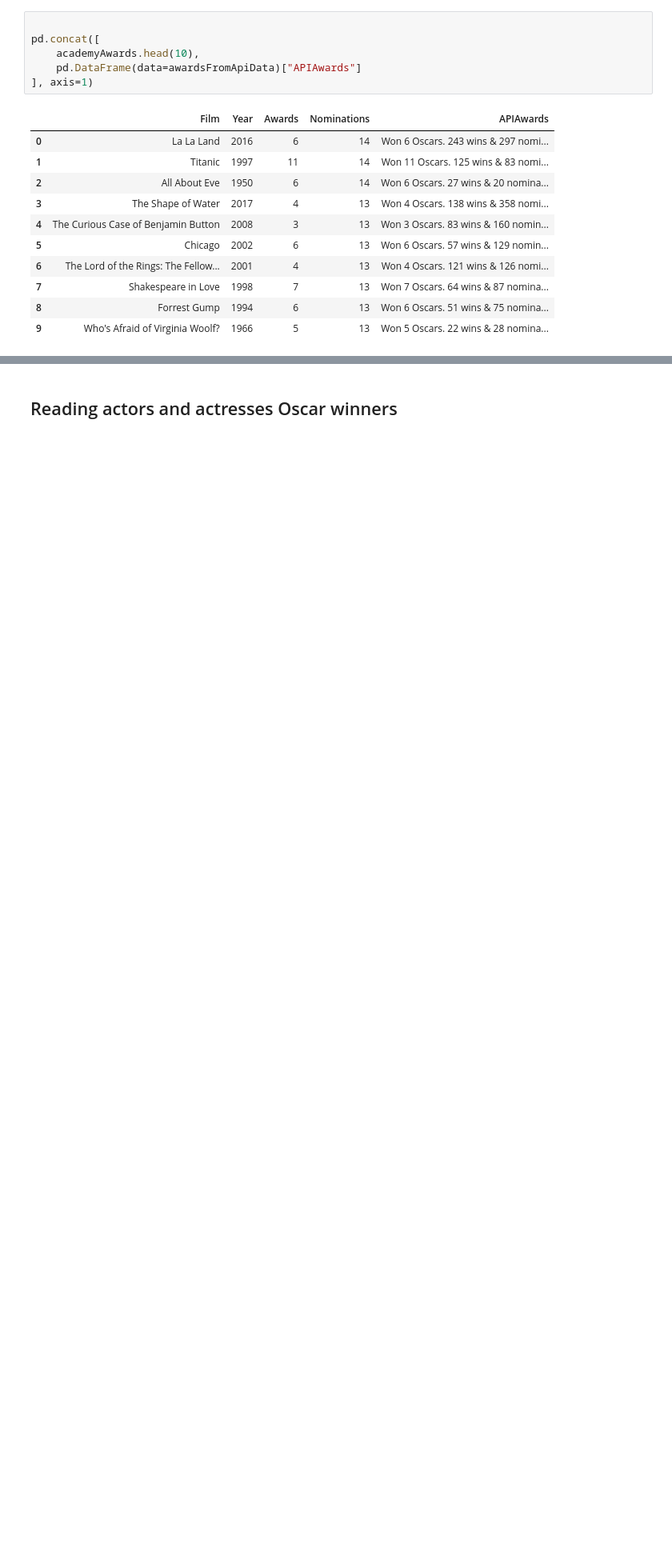
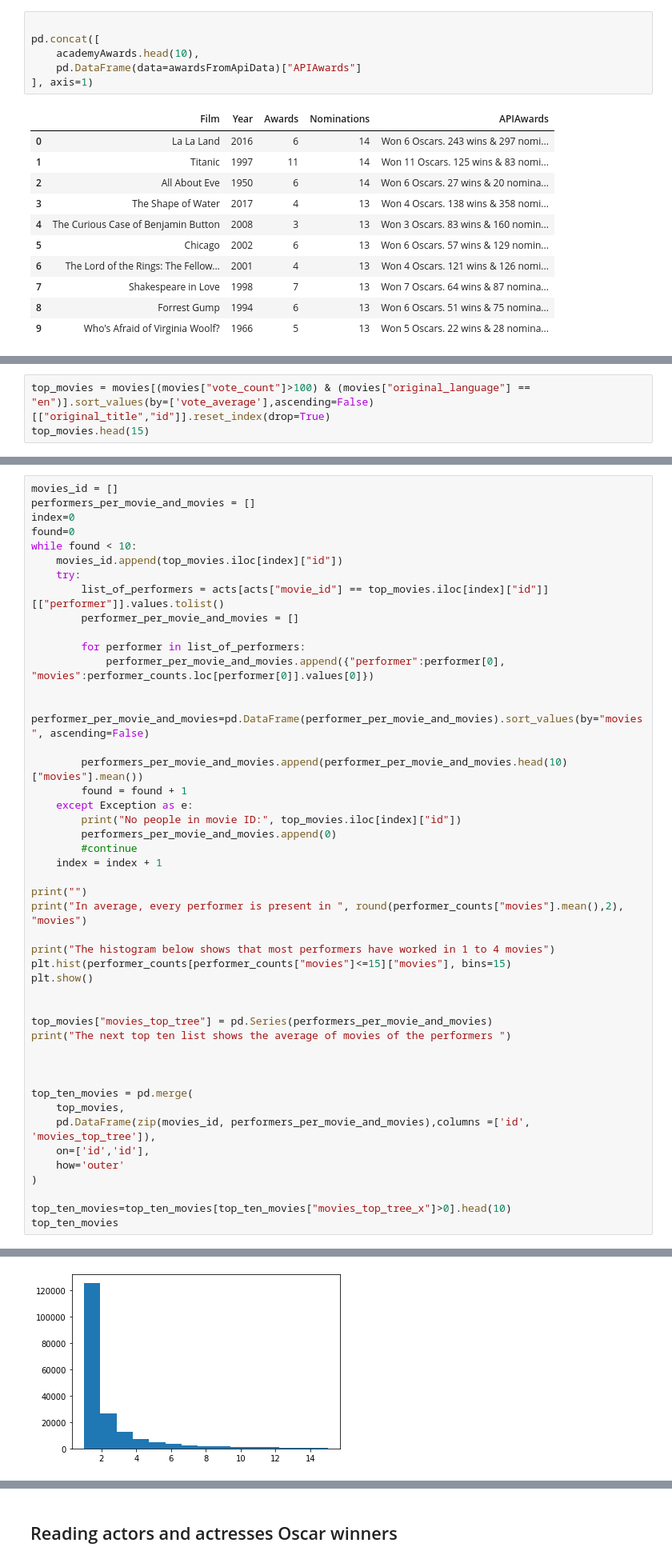
Before and after one commit to cperezmendoza00/cpsc-4810-project, a Jupyter notebook: Project.ipynb, the cells around one changed output, grey strips where cells are left out. Shown: that part at 80% size. Cells and saved outputs as stored; diff of their text form; blank space fills up the shorter version.

```diff
--- a/Project.ipynb
+++ b/Project.ipynb
@@ -757,0 +782,3 @@ pd.concat([
+# %%
+top_movies = movies[(movies["vote_count"]>100) & (movies["original_language"] == "en")].sort_values(by=['vote_average'],ascending=False)[["original_title","id"]].reset_index(drop=True)
+top_movies.head(15)
@@ -757,0 +802,47 @@ pd.concat([
+# %%
+movies_id = []
+performers_per_movie_and_movies = []
+index=0
+found=0
+while found < 10:
+    movies_id.append(top_movies.iloc[index]["id"])
+    try:
+        list_of_performers = acts[acts["movie_id"] == top_movies.iloc[index]["id"]][["performer"]].values.tolist()
+        performer_per_movie_and_movies = []
+
+        for performer in list_of_performers:
+            performer_per_movie_and_movies.append({"performer":performer[0], "movies":performer_counts.loc[performer[0]].values[0]})
+
+        performer_per_movie_and_movies=pd.DataFrame(performer_per_movie_and_movies).sort_values(by="movies", ascending=False)
+
+        performers_per_movie_and_movies.append(performer_per_movie_and_movies.head(10)["movies"].mean())
+        found = found + 1
+    except Exception as e:
+        print("No people in movie ID:", top_movies.iloc[index]["id"])
+        performers_per_movie_and_movies.append(0)
+        #continue
+    index = index + 1
+
+print("")
+print("In average, every performer is present in ", round(performer_counts["movies"].mean(),2), "movies")
+
+print("The histogram below shows that most performers have worked in 1 to 4 movies")
+plt.hist(performer_counts[performer_counts["movies"]<=15]["movies"], bins=15)
+plt.show()
+
+
+top_movies["movies_top_tree"] = pd.Series(performers_per_movie_and_movies)
+print("The next top ten list shows the average of movies of the performers ")
+
+
+
+top_ten_movies = pd.merge(
+    top_movies,
+    pd.DataFrame(zip(movies_id, performers_per_movie_and_movies),columns =['id', 'movies_top_tree']),
+    on=['id','id'],
+    how='outer'
+)
+
+top_ten_movies=top_ten_movies[top_ten_movies["movies_top_tree_x"]>0].head(10)
+top_ten_movies
+# %% [output]
@@ -757,0 +854 @@ pd.concat([
+[figure, added]
```
Also changed, not shown: parts of 24 cells of this notebook.
